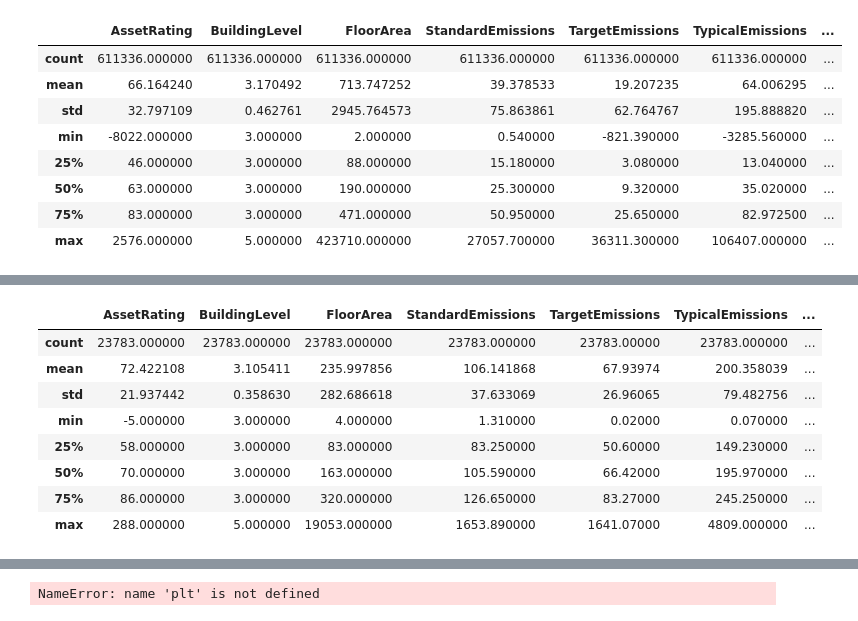
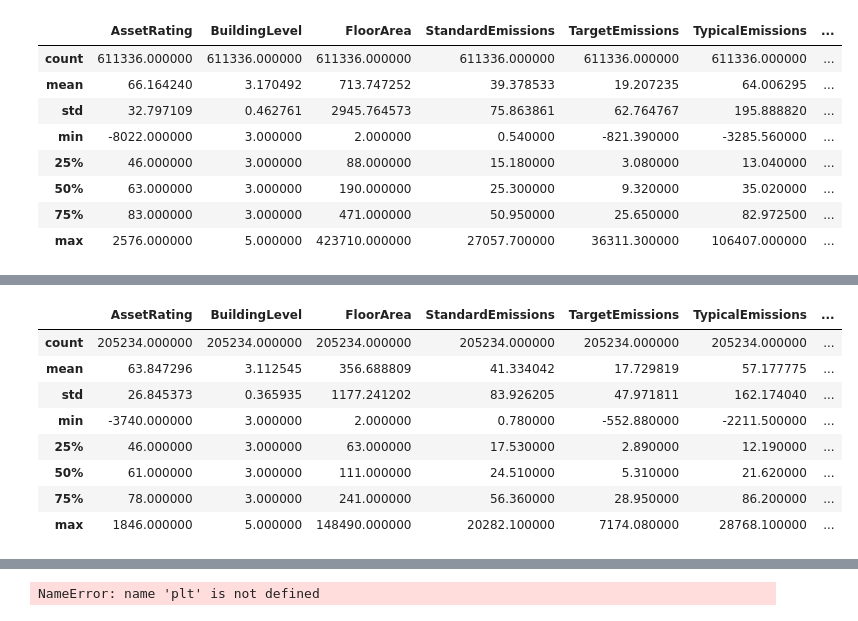
Before and after one commit to iaspidem/epc-learn, a Jupyter notebook: preprocess.ipynb, the cells around one changed output, grey strips where cells are left out. Drawn from its saved outputs; the diff is of its cells as text; code cells hidden in the pictures.

Commit message:
check stats overview for different property types

```diff
--- a/preprocess.ipynb
+++ b/preprocess.ipynb
@@ -318,19 +318,20 @@ D1 Non-residential Institutions - Crown and County Courts
 Name: count, dtype: int64
-# %%
-df_plot = pd.DataFrame
-df_plot = df_nd.iloc[df_nd["PropertyType"]=="A3/A4/A5 Restaurant and Cafes/Drinking Establishments and Hot Food takeaways"]
-df_plot.describe()
-# %% [output]
-|  | AssetRating | BuildingLevel | FloorArea | StandardEmissions | TargetEmissions | TypicalEmissions | ... |
-| count | 23783.000000 | 23783.000000 | 23783.000000 | 23783.000000 | 23783.00000 | 23783.000000 | ... |
-| mean | 72.422108 | 3.105411 | 235.997856 | 106.141868 | 67.93974 | 200.358039 | ... |
-| std | 21.937442 | 0.358630 | 282.686618 | 37.633069 | 26.96065 | 79.482756 | ... |
-| min | -5.000000 | 3.000000 | 4.000000 | 1.310000 | 0.02000 | 0.070000 | ... |
-| 25% | 58.000000 | 3.000000 | 83.000000 | 83.250000 | 50.60000 | 149.230000 | ... |
-| 50% | 70.000000 | 3.000000 | 163.000000 | 105.590000 | 66.42000 | 195.970000 | ... |
-| 75% | 86.000000 | 3.000000 | 320.000000 | 126.650000 | 83.27000 | 245.250000 | ... |
-| max | 288.000000 | 5.000000 | 19053.000000 | 1653.890000 | 1641.07000 | 4809.000000 | ... |
 # %%
-type_retail_financial = df_nd.iloc[df_nd["PropertyType"]=="Retail/Financial and Professional Services"]
-type_office = df_nd.iloc[df_nd["PropertyType"]=="Offices and Workshop Businesses"]
-type_restaurant = df_nd.iloc[df_nd["PropertyType"]=="Restaurants and Cafes/Drinking Establishments/Takeaways"]
+type_retail_financial = df_nd.iloc[df_nd["PropertyType"]=="A1/A2 Retail and Financial/Professional services"]
+type_office = df_nd.iloc[df_nd["PropertyType"]=="B1 Offices and Workshop businesses"]
+type_restaurant = df_nd.iloc[df_nd["PropertyType"]=="A3/A4/A5 Restaurant and Cafes/Drinking Establishments and Hot Food takeaways"]
+type_storage = df_nd.iloc[df_nd["PropertyType"]=="B8 Storage or Distribution"]
+type_education = df_nd.iloc[df_nd["PropertyType"]=="D1 Non-residential Institutions - Education"]
+type_hotel = df_nd.iloc[df_nd["PropertyType"]=="C1 Hotels"]
+# %%
+type_retail_financial.describe()
+# %% [output]
+|  | AssetRating | BuildingLevel | FloorArea | StandardEmissions | TargetEmissions | TypicalEmissions | ... |
+| count | 205234.000000 | 205234.000000 | 205234.000000 | 205234.000000 | 205234.000000 | 205234.000000 | ... |
+| mean | 63.847296 | 3.112545 | 356.688809 | 41.334042 | 17.729819 | 57.177775 | ... |
+| std | 26.845373 | 0.365935 | 1177.241202 | 83.926205 | 47.971811 | 162.174040 | ... |
+| min | -3740.000000 | 3.000000 | 2.000000 | 0.780000 | -552.880000 | -2211.500000 | ... |
+| 25% | 46.000000 | 3.000000 | 63.000000 | 17.530000 | 2.890000 | 12.190000 | ... |
+| 50% | 61.000000 | 3.000000 | 111.000000 | 24.510000 | 5.310000 | 21.620000 | ... |
+| 75% | 78.000000 | 3.000000 | 241.000000 | 56.360000 | 28.950000 | 86.200000 | ... |
+| max | 1846.000000 | 5.000000 | 148490.000000 | 20282.100000 | 7174.080000 | 28768.100000 | ... |
```
Also changed, not shown: parts of 8 cells of this notebook.
